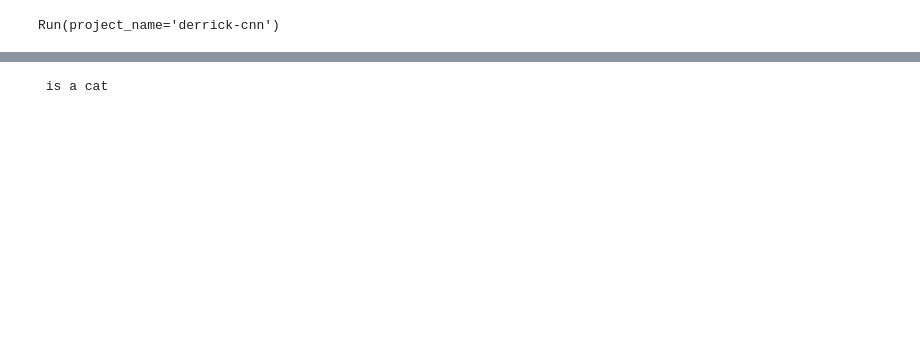
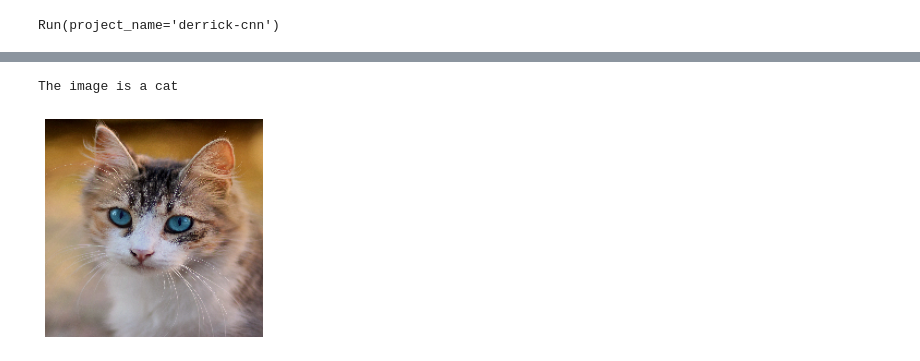
Before and after one commit to layerai-archive/examples, a Jupyter notebook: image-classification/image_classification_with_CNNs.ipynb, the cells around one changed output, grey strips where cells are left out. Drawn from its saved outputs; the diff is of its cells as text; code cells hidden in the pictures; blank space fills up the shorter version.

Commit message:
remove debug code and show cat image in notebook

```diff
--- a/image-classification/image_classification_with_CNNs.ipynb
+++ b/image-classification/image_classification_with_CNNs.ipynb
@@ -155,13 +158,18 @@ Saving to: ‘/tmp/cat.jpg’
 # %%
 test_image = image.load_img('/tmp/cat.jpg', target_size=(200, 200))
-test_image = image.img_to_array(test_image)
+test_image_array = image.img_to_array(test_image)
 # %%
-test_image = np.expand_dims(test_image, axis=0)
-prediction = model.predict(test_image)
+test_image_array = np.expand_dims(test_image_array, axis=0)
+prediction = model.predict(test_image_array)
 # %%
 if prediction[0][0]>0.5:
   print(" is a dog")
 else:
-   print(" is a cat")
+   print("The image is a cat")
+
+import matplotlib.pyplot as plt
+plt.axis("off")
+plt.imshow(test_image);
 # %% [output]
- is a cat
+The image is a cat
+[figure, added]
```
Also changed, not shown: parts of 8 cells of this notebook.
